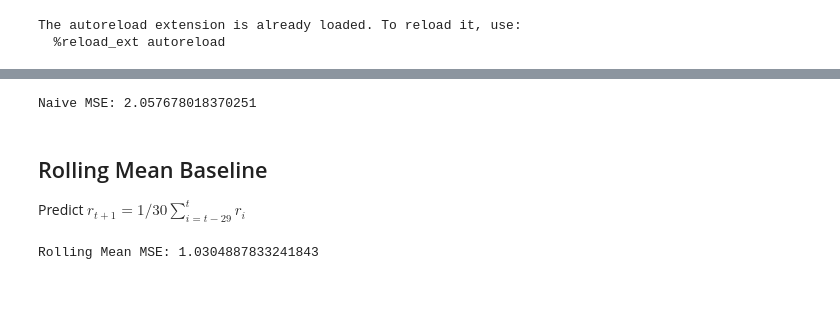
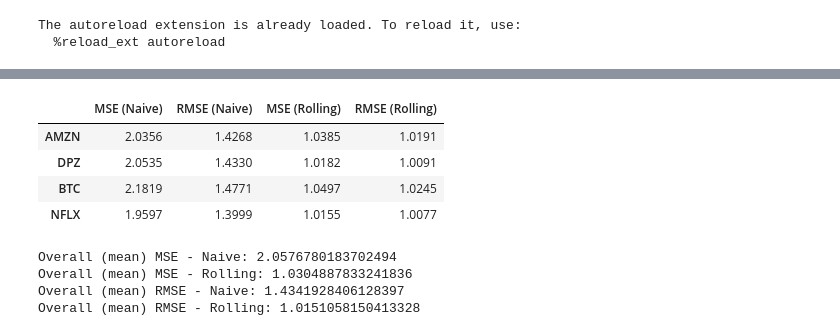
Before and after one commit to LawrenceK01/stock-lstm, a Jupyter notebook: notebooks/02_baselines.ipynb, the cells around one changed output, grey strips where cells are left out. Drawn from its saved outputs; the diff is of its cells as text; code cells hidden in the pictures; blank space fills up the shorter version.

Commit message:
More data visualisations, some investigation into baseline performance

```diff
--- a/notebooks/02_baselines.ipynb
+++ b/notebooks/02_baselines.ipynb
@@ -17,16 +18,12 @@ from src.data import load_data, compute_returns, create_sequences
 # %%
 df = load_data()
 df_returns = df.copy()
-stock_cols = ['AMZN', 'DPZ', 'BTC', 'NFLX']
-df_returns[stock_cols] = df_returns[stock_cols].pct_change()
+df_returns = compute_returns(df_returns)
 df_returns = df_returns.dropna()
 
-
-# Scale asset values between -1 and 1
-from sklearn.preprocessing import StandardScaler
-
-scaler = StandardScaler()
-scaled_data = scaler.fit_transform(df_returns[stock_cols])
+# Scale returns to have mean 0 and standard deviation 1
+stock_cols = ['AMZN', 'DPZ', 'BTC', 'NFLX']
+scaled_data = scale_data(df_returns[stock_cols])
 
 # Split time series data into training samples
 X, y = create_sequences(scaled_data, window_size=60)
@@ -36,18 +35,40 @@
-# %%
-from sklearn.metrics import mean_squared_error
-
-
-y_pred_naive = X[:, -1, :] # Last day in each window
-mse_naive = mean_squared_error(y, y_pred_naive)
-print(f'Naive MSE: {mse_naive}')
-# %% [output]
-Naive MSE: 2.057678018370251
-# %% [markdown]
-## Rolling Mean Baseline
-Predict $r_{t+1} = 1/30 \sum_{i=t-29}^{t} r_i$
-# %%
-y_pred_rolling = X.mean(axis=1)
-mse_rolling = mean_squared_error(y, y_pred_rolling)
-print(f'Rolling Mean MSE: {mse_rolling}')
-# %% [output]
-Rolling Mean MSE: 1.0304887833241843
+# %%
+import numpy as np
+import pandas as pd
+from sklearn.metrics import mean_squared_error
+
+stock_cols = ['AMZN','DPZ','BTC','NFLX']
+
+y_pred_rolling = X.mean(axis=1)
+y_pred_naive = X[:, -1, :] # Last day in each window
+mse_naive    = mean_squared_error(y, y_pred_naive,    multioutput='raw_values')
+mse_rolling  = mean_squared_error(y, y_pred_rolling,  multioutput='raw_values')
+
+rmse_naive   = np.sqrt(mse_naive)
+rmse_rolling = np.sqrt(mse_rolling)
+
+results = pd.DataFrame({
+    'MSE (Naive)': mse_naive,
+    'RMSE (Naive)': rmse_naive,
+    'MSE (Rolling)': mse_rolling,
+    'RMSE (Rolling)': rmse_rolling
+}, index=stock_cols)
+
+# display nicely in notebook
+display(results.style.format("{:.4f}"))
+
+# also print summary scalars if you want
+print("Overall (mean) MSE - Naive:", mse_naive.mean())
+print("Overall (mean) MSE - Rolling:", mse_rolling.mean())
+print("Overall (mean) RMSE - Naive:", rmse_naive.mean())
+print("Overall (mean) RMSE - Rolling:", rmse_rolling.mean())
+# %% [output]
+|  | MSE (Naive) | RMSE (Naive) | MSE (Rolling) | RMSE (Rolling) |
+| AMZN | 2.0356 | 1.4268 | 1.0385 | 1.0191 |
+| DPZ | 2.0535 | 1.4330 | 1.0182 | 1.0091 |
+| BTC | 2.1819 | 1.4771 | 1.0497 | 1.0245 |
+| NFLX | 1.9597 | 1.3999 | 1.0155 | 1.0077 |
+Overall (mean) MSE - Naive: 2.0576780183702494
+Overall (mean) MSE - Rolling: 1.0304887833241836
+Overall (mean) RMSE - Naive: 1.4341928406128397
+Overall (mean) RMSE - Rolling: 1.0151058150413328
```
Also changed, not shown: parts of 4 cells of this notebook, 5 other files.
